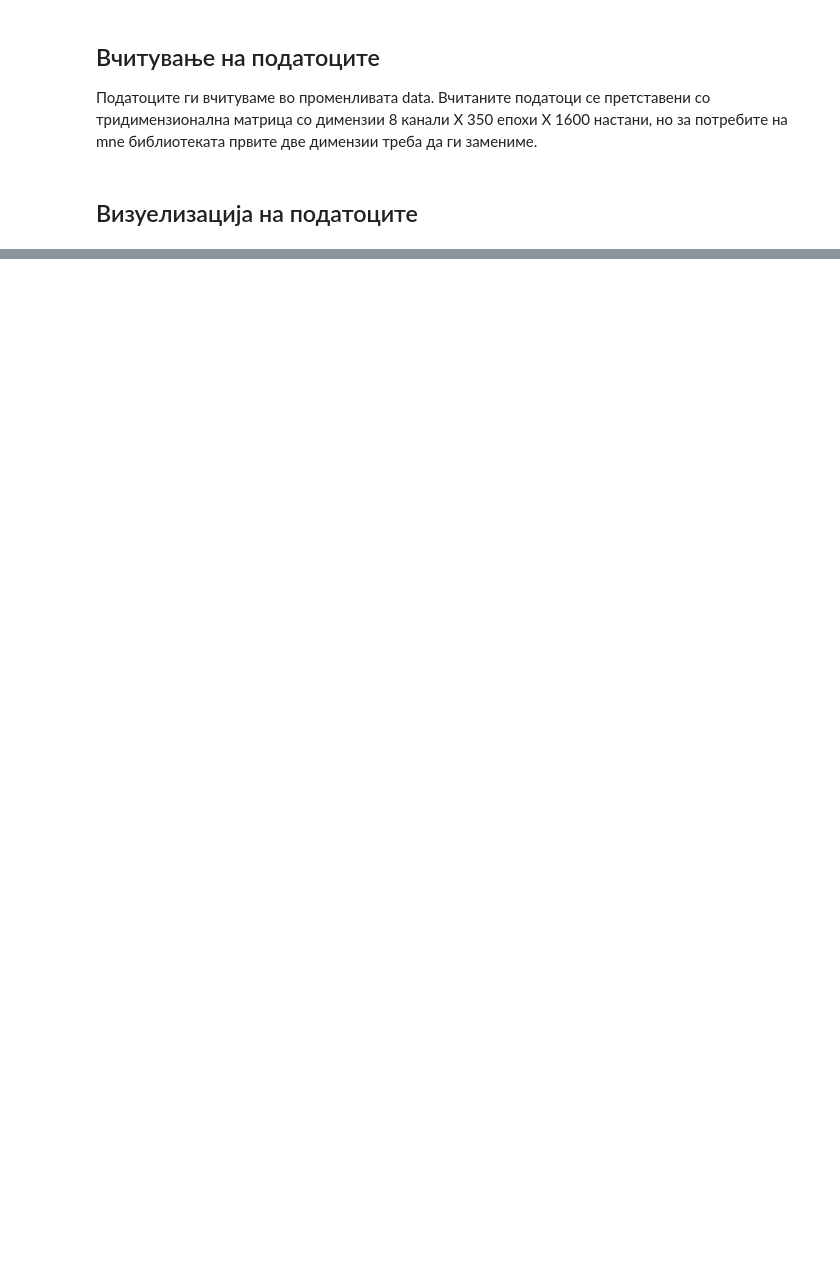
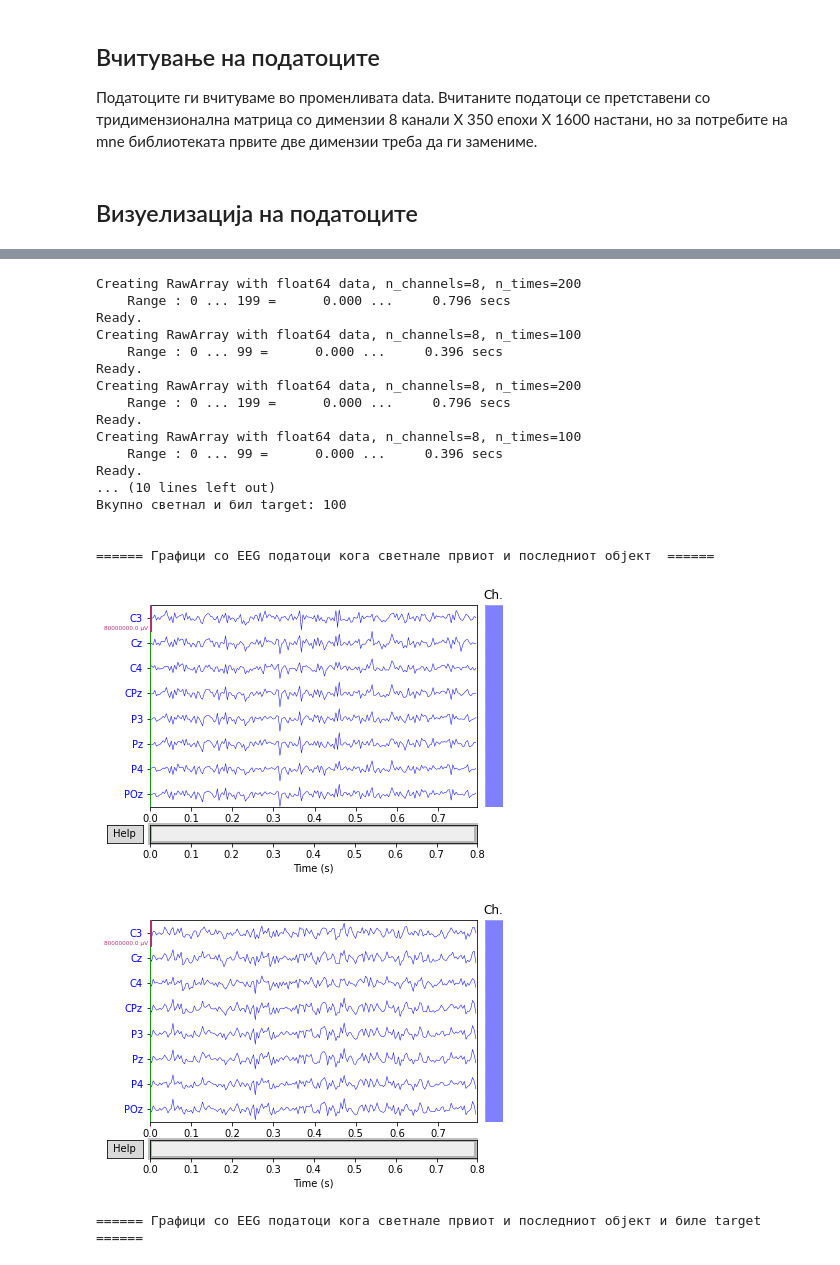
Before and after one commit to dpostolovski/eeg_is, a Jupyter notebook: IS_project.ipynb, the cells around one changed output, grey strips where cells are left out. Saved outputs shown, nothing was run; the diff lists cells and outputs as text; code cells hidden in the pictures; blank space fills up the shorter version.

```diff
--- a/IS_project.ipynb
+++ b/IS_project.ipynb
@@ -161,34 +173,55 @@ for channel in range(0, 8): # Секој канал
     for event in last_object_events_target: # Настан
       last_object_target_eeg_data[channel][epoch][i] = data[channel][epoch][event]
       i = i+1
 
 # Креирање на соодветна дводимензионална низа за mne библиотеката
 mne_last_obj_target_array = np.swapaxes(last_object_target_eeg_data, 0, 1) # (епохa, канал, настан).
 epoch = mne_last_obj_target_array[175]
 last_object_target_raw = mne.io.RawArray(epoch, mne_info)
 
 
 
 
 
 # Исцртување и печатење
 print("\n\n")
 print(colored('====== ПРВ ОБЈЕКТ - Книги на полица ======', 'red'))
 print(colored("Вкупно светнал: " + str(len(first_object_events)), 'blue'))
 print(colored("Вкупно светнал и бил target: " + str(len(first_object_events_target)), 'blue'))
 print("\n")
 print(colored('====== ПОСЛЕДЕН ОБЈЕКТ - Слика закачена на ѕид ======', 'red'))
 print(colored("Вкупно светнал: " + str(len(last_object_events)), 'blue'))
 print(colored("Вкупно светнал и бил target: " + str(len(last_object_events_target)), 'blue'))
 print("\n")
 print(colored('====== Графици со EEG податоци кога светнале првиот и последниот објект  ======', 'green'))
-first_object_raw.plot(n_channels=8, scalings=dict(eeg=50), title='EEG Signals',
+first_object_raw.plot(n_channels=8, scalings=dict(eeg=40), title='EEG Signals',
          show=True, block=True, color = dict(eeg='blue'));
-last_object_raw.plot(n_channels=8, scalings=dict(eeg=50), title='EEG Signals',
+last_object_raw.plot(n_channels=8, scalings=dict(eeg=40), title='EEG Signals',
          show=True, block=True, color = dict(eeg='blue'));
 print("\n")
 print(colored('====== Графици со EEG податоци кога светнале првиот и последниот објект и биле target  ======', 'green'))
-first_object_raw.plot(n_channels=8, scalings=dict(eeg=50), title='EEG Signals',
+first_object_raw.plot(n_channels=8, scalings=dict(eeg=40), title='EEG Signals',
          show=True, block=True, color = dict(eeg='blue'));
-last_object_raw.plot(n_channels=8, scalings=dict(eeg=50), title='EEG Signals',
+last_object_raw.plot(n_channels=8, scalings=dict(eeg=40), title='EEG Signals',
          show=True, block=True, color = dict(eeg='blue'));
+# %% [output]
+Creating RawArray with float64 data, n_channels=8, n_times=200
+    Range : 0 ... 199 =      0.000 ...     0.796 secs
+Ready.
+Creating RawArray with float64 data, n_channels=8, n_times=100
+    Range : 0 ... 99 =      0.000 ...     0.396 secs
+Ready.
+Creating RawArray with float64 data, n_channels=8, n_times=200
+    Range : 0 ... 199 =      0.000 ...     0.796 secs
+Ready.
+Creating RawArray with float64 data, n_channels=8, n_times=100
+    Range : 0 ... 99 =      0.000 ...     0.396 secs
+Ready.
+... (10 lines left out)
+Вкупно светнал и бил target: 100
+
+
+====== Графици со EEG податоци кога светнале првиот и последниот објект  ======
+[figure, added]
+[figure, added]
+====== Графици со EEG податоци кога светнале првиот и последниот објект и биле target  ======
```
Also changed, not shown: parts of 3 cells of this notebook.
